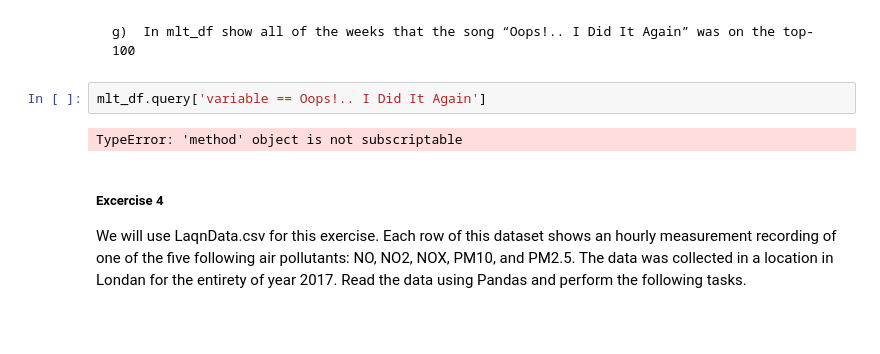
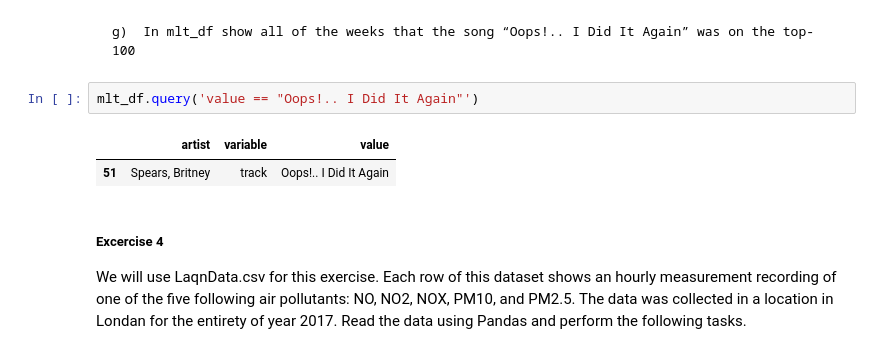
Before and after one commit to ColeDM-2020/Hands-On-Data-INST-447, a Jupyter notebook: Chapter01/Excercises Ch1.ipynb, the cells around one changed output. Cells and saved outputs as stored; diff of their text form; blank space fills up the shorter version.

Commit message:
hw done again??

```diff
--- a/Chapter01/Excercises Ch1.ipynb
+++ b/Chapter01/Excercises Ch1.ipynb
@@ -238,9 +238,10 @@ mlt_df.query('artist == "Spears, Britney"')
 # %% [markdown]
     g)	In mlt_df show all of the weeks that the song “Oops!.. I Did It Again” was on the top-100
 # %%
-mlt_df.query['variable == Oops!.. I Did It Again']
+mlt_df.query('value == "Oops!.. I Did It Again"')
 # %% [output]
-TypeError: 'method' object is not subscriptable
+|  | artist | variable | value |
+| 51 | Spears, Britney | track | Oops!.. I Did It Again |
 # %% [markdown]
 ##### Excercise 4
 
```
Also changed, not shown: parts of 4 cells of this notebook.
